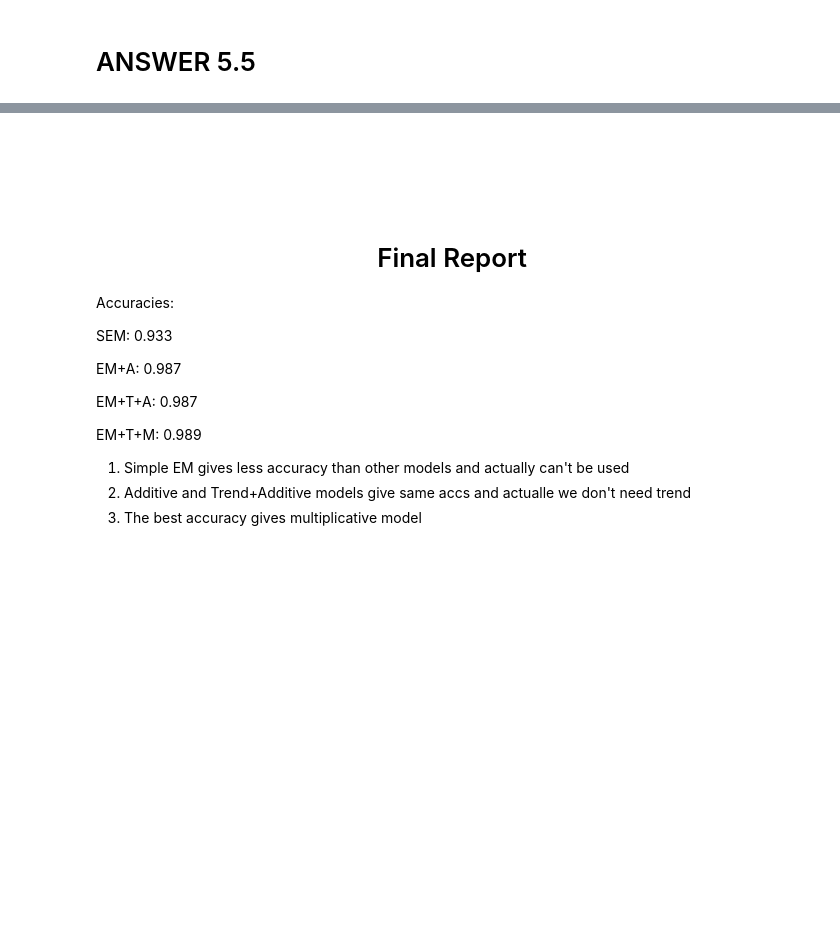
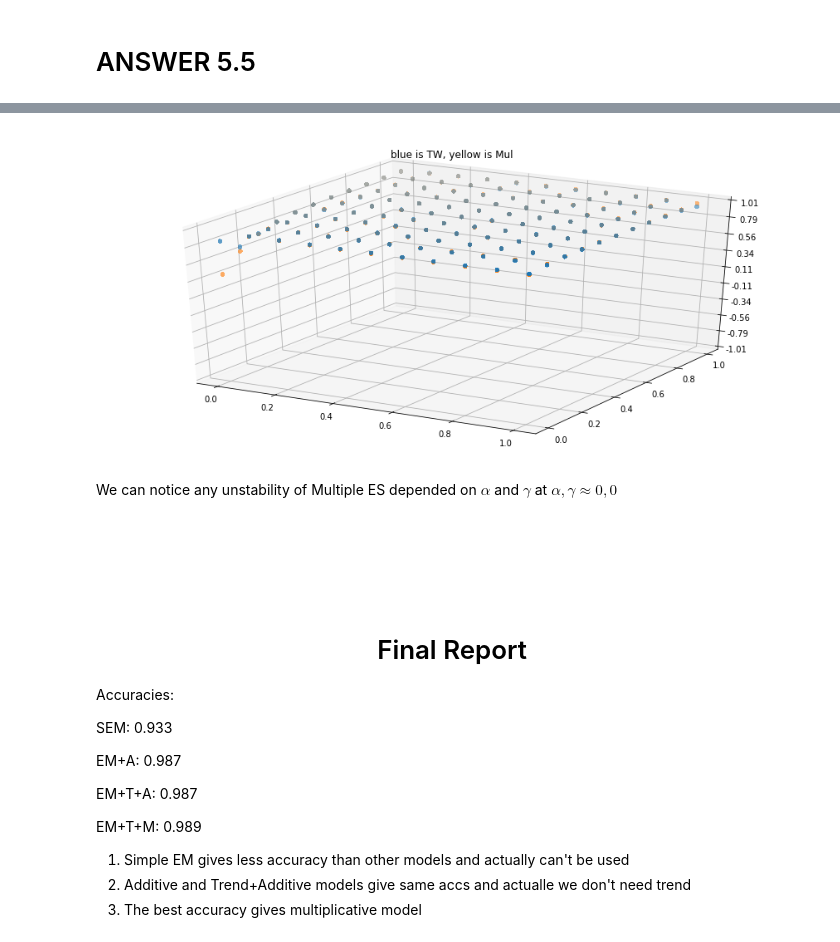
Before and after one commit to DanielBaghdasaryan/TS, a Jupyter notebook: Practice Day Task.ipynb, the cells around one changed output, grey strips where cells are left out. Cells and saved outputs as stored; diff of their text form; code cells hidden in the pictures; blank space fills up the shorter version.

```diff
--- a/Practice Day Task.ipynb
+++ b/Practice Day Task.ipynb
@@ -591,3 +576,49 @@ We can notice any unstability, but it isn't more than in e.g. TW model (see the
+# %%
+score_mul=[]
+score_tw=[]
+
+for par in params:
+    tw_frc_ts['Real wage'] = TWExponentialSmoothing(ts['Real wage'], h, {'alpha':par[0], 'gamma':par[1], 'beta':0, 'seasonality_period':12})
+    mw_frc_ts['Real wage'] =MulExponentialSmoothing(ts['Real wage'], h, {'alpha':par[0], 'gamma':par[1], 'beta':0, 'seasonality_period':12})
+    score_tw.append([par[0],par[1],1.0-qualityMAPE(ts['Real wage'].loc['2013-01-01':'2015-01-01'],tw_frc_ts['Real wage'].loc['2013-01-01':'2015-01-01'])[0]])
+    score_mul.append([par[0],par[1],1.0-qualityMAPE(ts['Real wage'].loc['2013-01-01':'2015-01-01'],mw_frc_ts['Real wage'].loc['2013-01-01':'2015-01-01'])[0]])
+# %%
+score_tw=np.array(score_tw)
+score_mul=np.array(score_mul)
+
+from mpl_toolkits.mplot3d import Axes3D
+import matplotlib.pyplot as plt
+from matplotlib import cm
+from matplotlib.ticker import LinearLocator, FormatStrFormatter
+import numpy as np
+
+
+fig = plt.figure(figsize=(15,7))
+ax = fig.gca(projection='3d')
+
+# Make data.
+X = np.arange(-5, 5, 0.25)
+Y = np.arange(-5, 5, 0.25)
+X, Y = np.meshgrid(X, Y)
+R = np.sqrt(X**2 + Y**2)
+Z = np.sin(R)
+
+# Plot the surface.
+ax.scatter(score_tw[:,0], score_tw[:,1], score_tw[:,2], cmap=cm.coolwarm, linewidth=0, antialiased=False)
+ax.scatter(score_tw[:,0], score_tw[:,1], score_mul[:,2], cmap=cm.coolwarm, linewidth=0, antialiased=False)
+
+# Customize the z axis.
+ax.set_zlim(-1.01, 1.01)
+ax.zaxis.set_major_locator(LinearLocator(10))
+ax.zaxis.set_major_formatter(FormatStrFormatter('%.02f'))
+
+# Add a color bar which maps values to colors.
+plt.title("blue is TW, yellow is Mul")
+plt.show()
+# %% [output]
+[figure, added]
+# %% [markdown]
+We can notice any unstability of Multiple ES depended on $\alpha$ and $\gamma$ at $\alpha,\gamma \approx 0,0$
 # %% [markdown]
 <br />
 <br />
```
Also changed, not shown: parts of 7 cells of this notebook.
